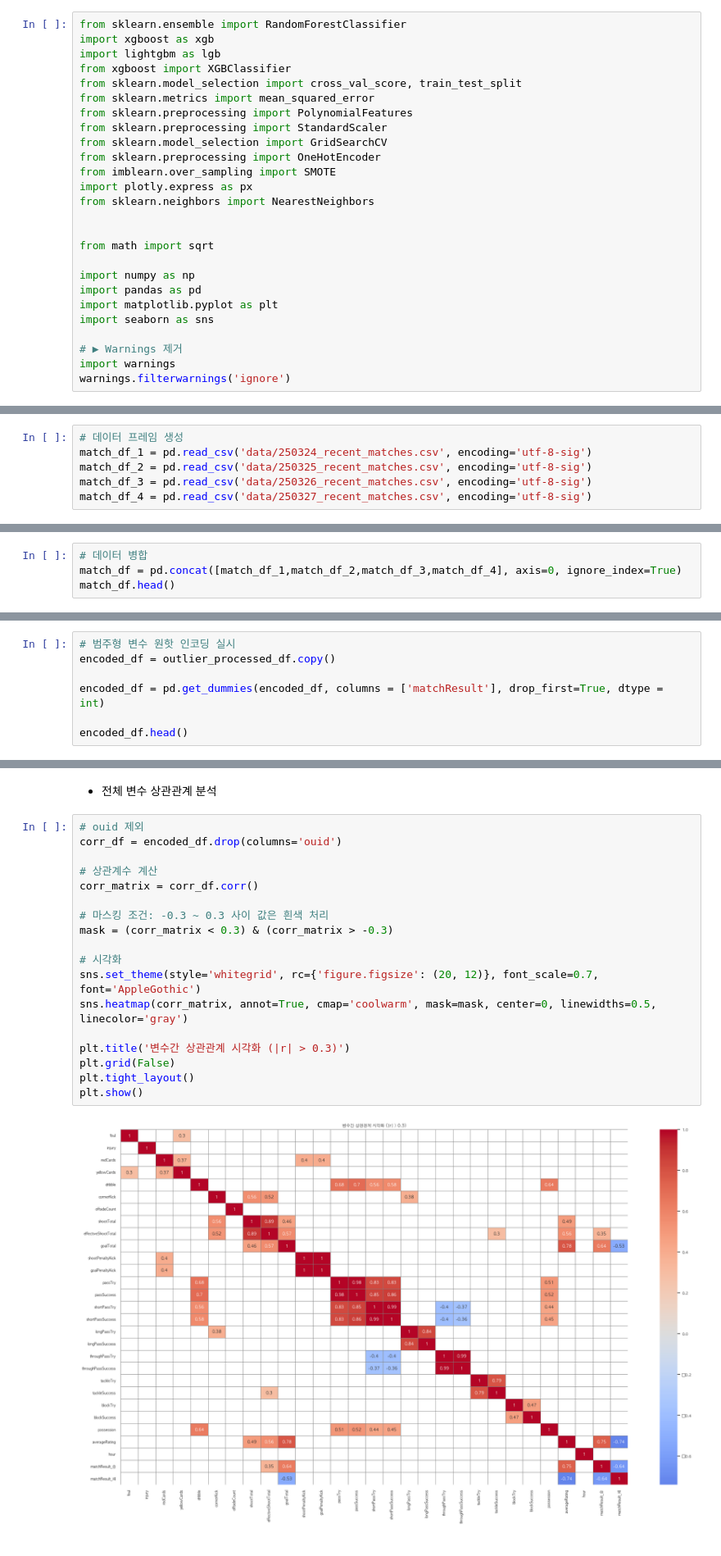
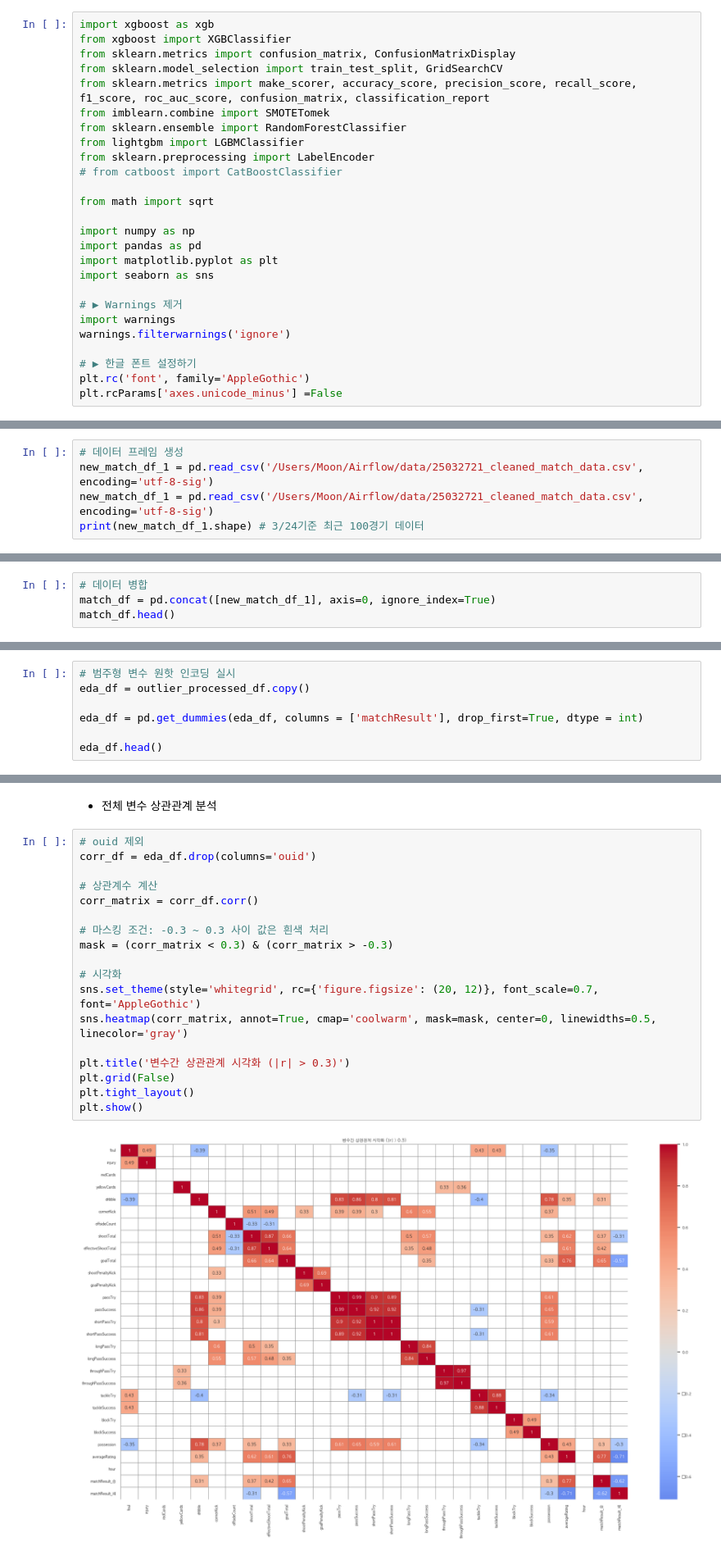
Before and after one commit to harrym8n/Proj_FC_Online, a Jupyter notebook: fconline_build_model.ipynb, the cells around one changed output, grey strips where cells are left out. Shown at 82% size. Drawn from its saved outputs; the diff is of its cells as text.

Commit message:
Engineer features and make rf model

```diff
--- a/fconline_build_model.ipynb
+++ b/fconline_build_model.ipynb
@@ -32,20 +32,16 @@
 # %% [markdown]
 #### ㄴ 라이브러리 호출
 # %%
+import xgboost as xgb
+from xgboost import XGBClassifier
+from sklearn.metrics import confusion_matrix, ConfusionMatrixDisplay
+from sklearn.model_selection import train_test_split, GridSearchCV
+from sklearn.metrics import make_scorer, accuracy_score, precision_score, recall_score, f1_score, roc_auc_score, confusion_matrix, classification_report
+from imblearn.combine import SMOTETomek
 from sklearn.ensemble import RandomForestClassifier
-import xgboost as xgb
-import lightgbm as lgb
-from xgboost import XGBClassifier
-from sklearn.model_selection import cross_val_score, train_test_split
-from sklearn.metrics import mean_squared_error
-from sklearn.preprocessing import PolynomialFeatures
-from sklearn.preprocessing import StandardScaler
-from sklearn.model_selection import GridSearchCV
-from sklearn.preprocessing import OneHotEncoder
-from imblearn.over_sampling import SMOTE
-import plotly.express as px
-from sklearn.neighbors import NearestNeighbors
-
+from lightgbm import LGBMClassifier
+from sklearn.preprocessing import LabelEncoder
+# from catboost import CatBoostClassifier
 
 from math import sqrt
 
@@ -57,11 +53,14 @@ import seaborn as sns
 # ▶ Warnings 제거
 import warnings
 warnings.filterwarnings('ignore')
+
+# ▶ 한글 폰트 설정하기
+plt.rc('font', family='AppleGothic')
+plt.rcParams['axes.unicode_minus'] =False
 # %% [markdown]
 #### ㄴ 데이터 호출
 # %%
 # 데이터 프레임 생성
-match_df_1 = pd.read_csv('data/250324_recent_matches.csv', encoding='utf-8-sig')
-match_df_2 = pd.read_csv('data/250325_recent_matches.csv', encoding='utf-8-sig')
-match_df_3 = pd.read_csv('data/250326_recent_matches.csv', encoding='utf-8-sig')
-match_df_4 = pd.read_csv('data/250327_recent_matches.csv', encoding='utf-8-sig')
+new_match_df_1 = pd.read_csv('/Users/Moon/Airflow/data/25032721_cleaned_match_data.csv', encoding='utf-8-sig')
+new_match_df_1 = pd.read_csv('/Users/Moon/Airflow/data/25032721_cleaned_match_data.csv', encoding='utf-8-sig')
+print(new_match_df_1.shape) # 3/24기준 최근 100경기 데이터
@@ -126,7 +83,7 @@ match_df_4.head()
     - 최대한 많은 모수 확보를 위해 해당 데이터 제외하고 나머지 데이터들 호출
 # %%
 # 데이터 병합
-match_df = pd.concat([match_df_1,match_df_2,match_df_3,match_df_4], axis=0, ignore_index=True)
+match_df = pd.concat([new_match_df_1], axis=0, ignore_index=True)
 match_df.head()
 # %% [output]
 |  | matchId | matchDate | matchType | ouid | nickname | matchResult | matchEndType | foul | injury | ... |
@@ -582,9 +539,9 @@ outlier_processed_df.head()
 # %%
 # 범주형 변수 원핫 인코딩 실시
-encoded_df = outlier_processed_df.copy()
+eda_df = outlier_processed_df.copy()
 
-encoded_df = pd.get_dummies(encoded_df, columns = ['matchResult'], drop_first=True, dtype = int)
+eda_df = pd.get_dummies(eda_df, columns = ['matchResult'], drop_first=True, dtype = int)
 
-encoded_df.head()
+eda_df.head()
 # %% [output]
 |  | ouid | foul | injury | redCards | yellowCards | dribble | cornerKick | offsideCount | shootTotal | ... |
@@ -600,24 +557,24 @@ encoded_df.head()
 - 전체 변수 상관관계 분석
 # %%
 # ouid 제외
-corr_df = encoded_df.drop(columns='ouid')
+corr_df = eda_df.drop(columns='ouid')
 
 # 상관계수 계산
 corr_matrix = corr_df.corr()
 
 # 마스킹 조건: -0.3 ~ 0.3 사이 값은 흰색 처리
 mask = (corr_matrix < 0.3) & (corr_matrix > -0.3)
 
 # 시각화
 sns.set_theme(style='whitegrid', rc={'figure.figsize': (20, 12)}, font_scale=0.7, font='AppleGothic')
 sns.heatmap(corr_matrix, annot=True, cmap='coolwarm', mask=mask, center=0, linewidths=0.5, linecolor='gray')
 
 plt.title('변수간 상관관계 시각화 (|r| > 0.3)')
 plt.grid(False)
 plt.tight_layout()
 plt.show()
 # %% [output]
-[figure, old version]
+[figure, new version]
 # %% [markdown]
 > 전체 변수 상관관계 분석 인사이트 정리
 
```
Also changed, not shown: parts of 48 cells of this notebook, 2 other files.
